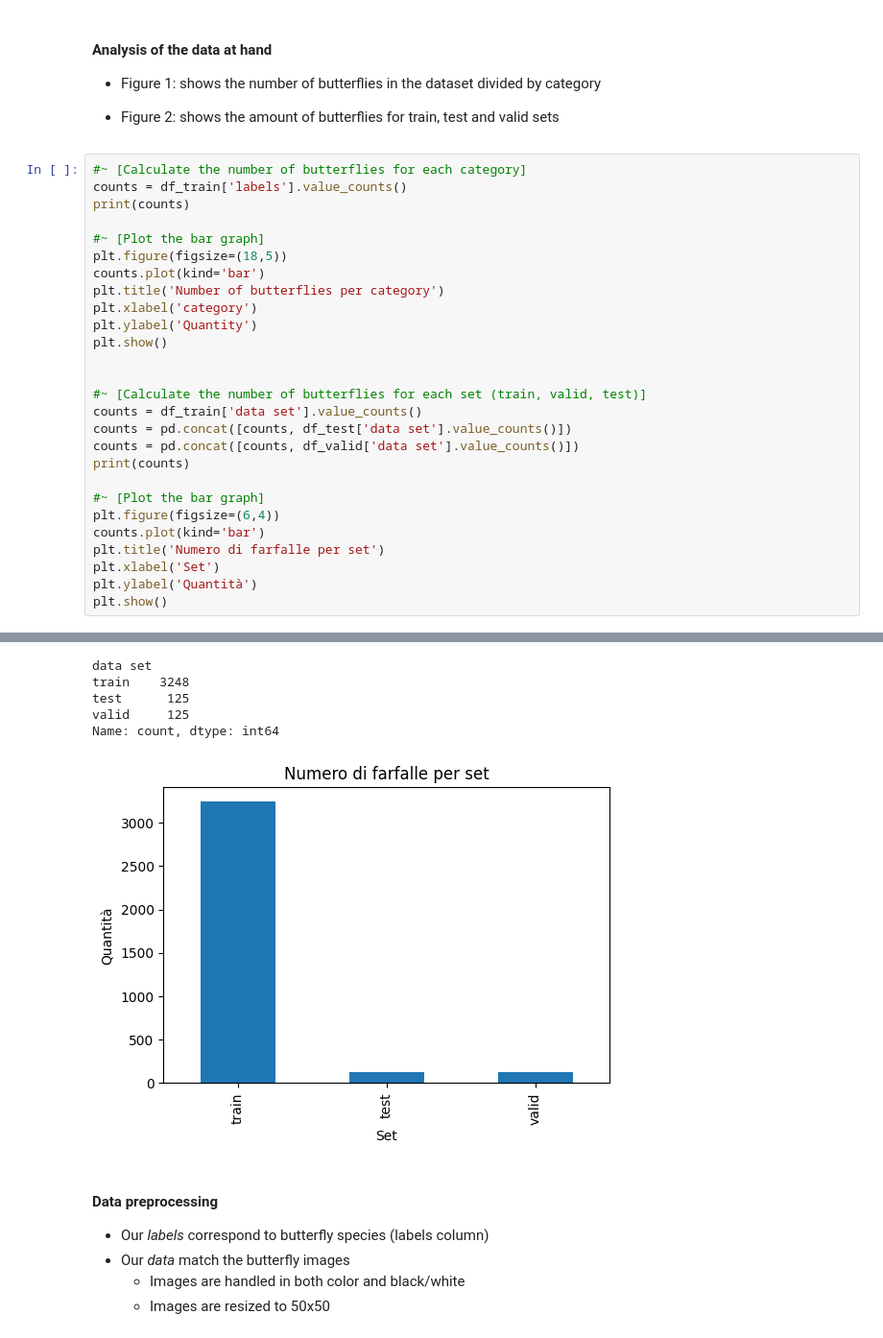
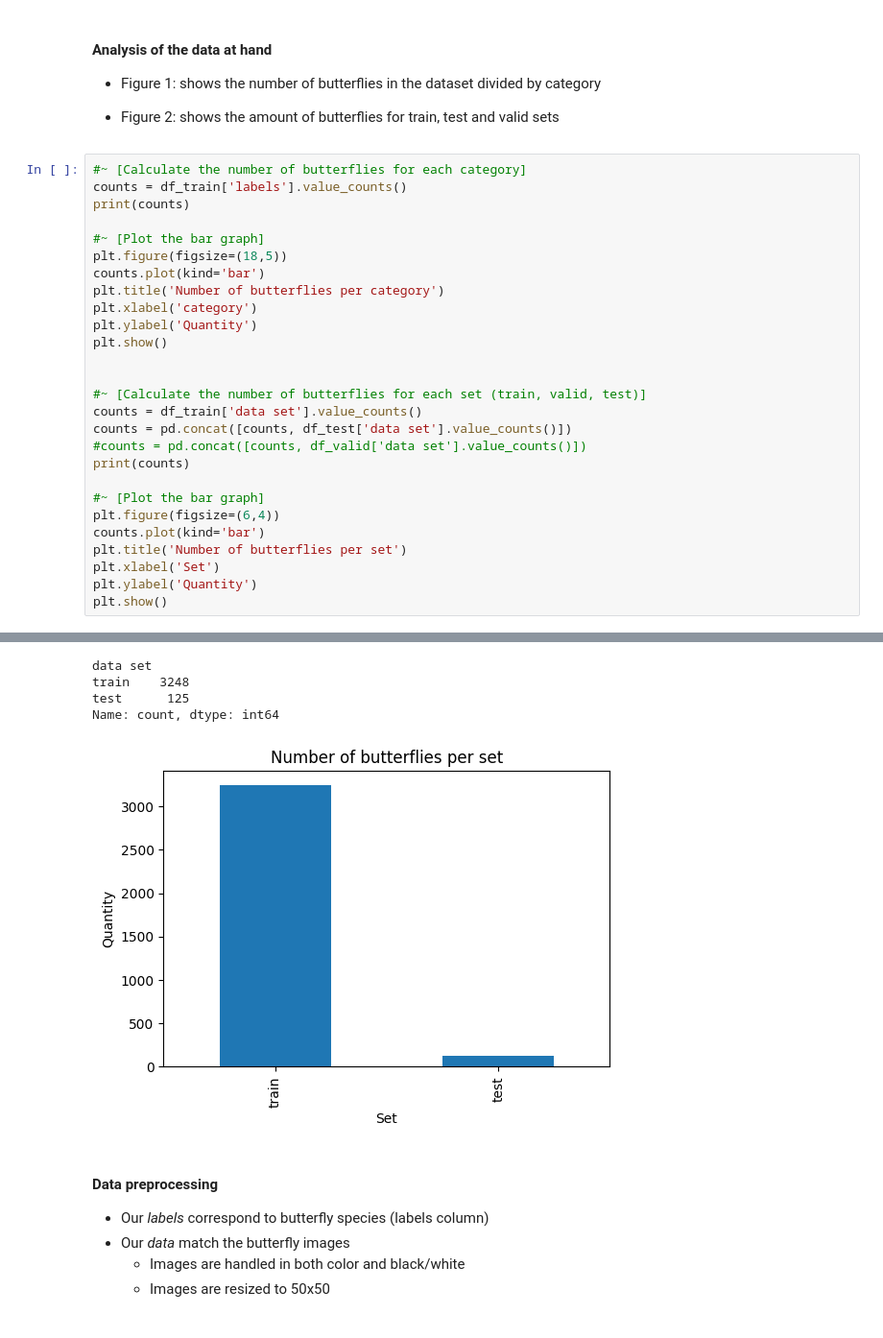
Before and after one commit to SofiaFranceschi/Butterfly-Classifier, a Jupyter notebook: classifier_main.ipynb, the cells around one changed output, grey strips where cells are left out. Shown at 96% size. Saved outputs shown, nothing was run; the diff lists cells and outputs as text.

```diff
--- a/classifier_main.ipynb
+++ b/classifier_main.ipynb
@@ -135,41 +129,40 @@ plt.show()
 #~ [Calculate the number of butterflies for each set (train, valid, test)]
 counts = df_train['data set'].value_counts()
 counts = pd.concat([counts, df_test['data set'].value_counts()])
-counts = pd.concat([counts, df_valid['data set'].value_counts()])
+#counts = pd.concat([counts, df_valid['data set'].value_counts()])
 print(counts)
 
 #~ [Plot the bar graph]
 plt.figure(figsize=(6,4))
 counts.plot(kind='bar')
-plt.title('Numero di farfalle per set')
+plt.title('Number of butterflies per set')
 plt.xlabel('Set')
-plt.ylabel('Quantità')
+plt.ylabel('Quantity')
 plt.show()
 # %% [output]
 labels
 BROWN ARGUS                  169
 BROOKES BIRDWING             165
 CHALK HILL BLUE              149
 ATALA                        143
 BROWN SIPROETA               140
 ARCIGERA FLOWER MOTH         140
 BANDED ORANGE HELICONIAN     139
 BANDED TIGER MOTH            136
 CHECQUERED SKIPPER           136
 BIRD CHERRY ERMINE MOTH      133
 CINNABAR MOTH                131
 ... (11 lines left out)
 AFRICAN GIANT SWALLOWTAIL    107
 BLUE MORPHO                  107
 AMERICAN SNOOT               105
 Name: count, dtype: int64
 [figure]
 data set
 train    3248
 test      125
-valid     125
 Name: count, dtype: int64
-[figure, old version]
+[figure, new version]
 # %% [markdown]
 #### Data preprocessing
 
```
Also changed, not shown: parts of 16 cells of this notebook.
